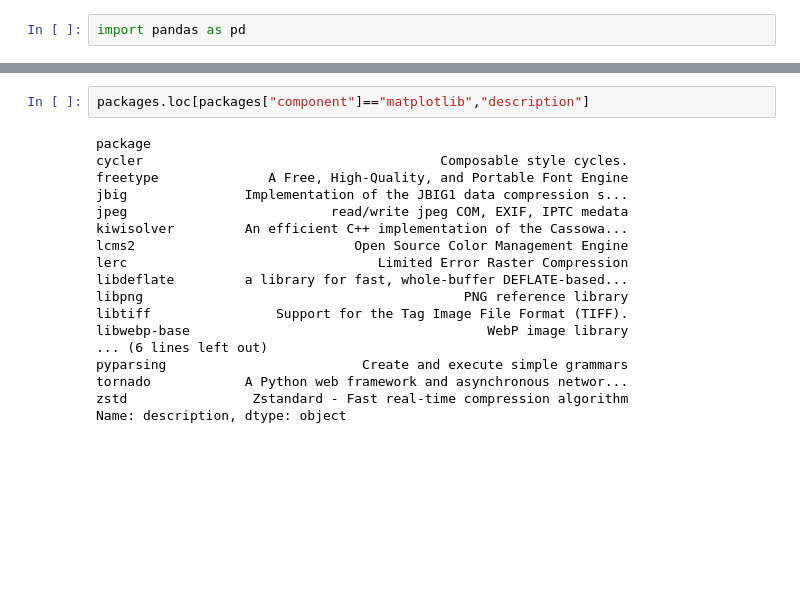
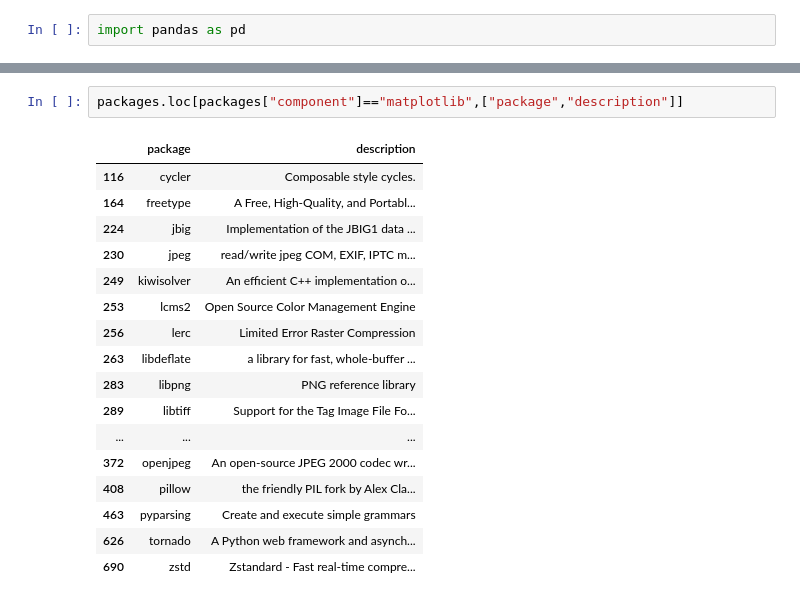
Before and after one commit to toshiro-en-miyamoto/dsci, a Jupyter notebook: install/miniforge.ipynb, the cells around one changed output, grey strips where cells are left out. Cells and saved outputs as stored; diff of their text form; blank space fills up the shorter version.

```diff
--- a/install/miniforge.ipynb
+++ b/install/miniforge.ipynb
@@ -51,21 +50,21 @@ Name: description, dtype: object
 # %%
-packages.loc[packages["component"]=="matplotlib","description"]
+packages.loc[packages["component"]=="matplotlib",["package","description"]]
 # %% [output]
-package
-cycler                                      Composable style cycles.
-freetype              A Free, High-Quality, and Portable Font Engine
-jbig               Implementation of the JBIG1 data compression s...
-jpeg                          read/write jpeg COM, EXIF, IPTC medata
-kiwisolver         An efficient C++ implementation of the Cassowa...
-lcms2                            Open Source Color Management Engine
-lerc                                Limited Error Raster Compression
-libdeflate         a library for fast, whole-buffer DEFLATE-based...
-libpng                                         PNG reference library
-libtiff                Support for the Tag Image File Format (TIFF).
-libwebp-base                                      WebP image library
-... (6 lines left out)
-pyparsing                         Create and execute simple grammars
-tornado            A Python web framework and asynchronous networ...
-zstd                Zstandard - Fast real-time compression algorithm
-Name: description, dtype: object
+|  | package | description |
+| 116 | cycler | Composable style cycles. |
+| 164 | freetype | A Free, High-Quality, and Portabl... |
+| 224 | jbig | Implementation of the JBIG1 data ... |
+| 230 | jpeg | read/write jpeg COM, EXIF, IPTC m... |
+| 249 | kiwisolver | An efficient C++ implementation o... |
+| 253 | lcms2 | Open Source Color Management Engine |
+| 256 | lerc | Limited Error Raster Compression |
+| 263 | libdeflate | a library for fast, whole-buffer ... |
+| 283 | libpng | PNG reference library |
+| 289 | libtiff | Support for the Tag Image File Fo... |
+| ... | ... | ... |
+| 372 | openjpeg | An open-source JPEG 2000 codec wr... |
+| 408 | pillow | the friendly PIL fork by Alex Cla... |
+| 463 | pyparsing | Create and execute simple grammars |
+| 626 | tornado | A Python web framework and asynch... |
+| 690 | zstd | Zstandard - Fast real-time compre... |
 # %%
```
Also changed, not shown: parts of 5 cells of this notebook, 1 other file.
